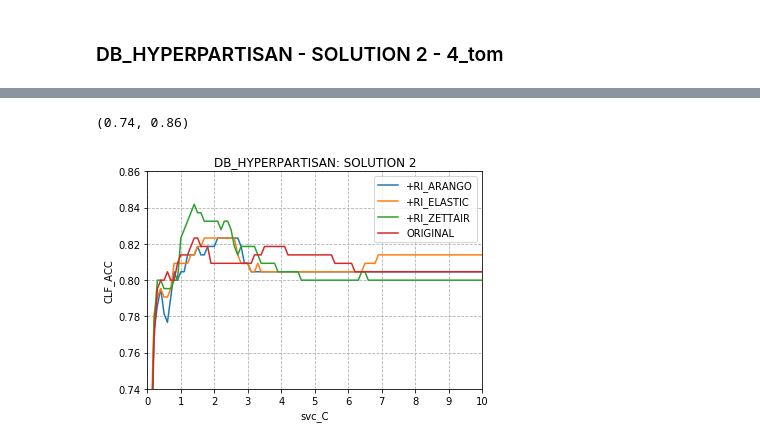
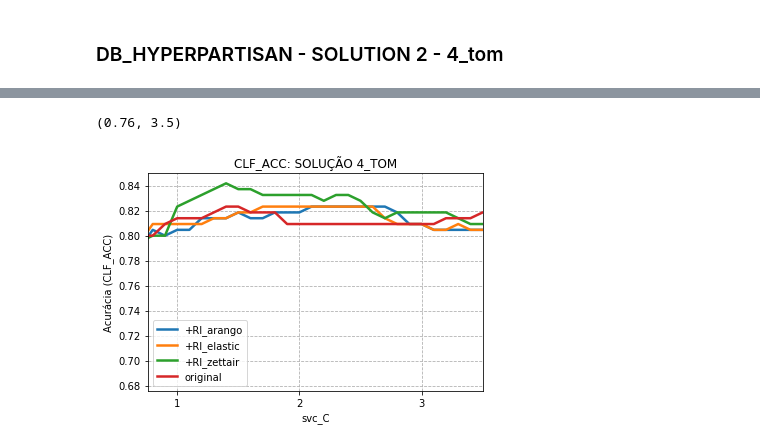
Before and after one commit to ruanmed/tcc-ii-ir-features-text-mining, a Jupyter notebook: tool-testing/results.ipynb, the cells around one changed output, grey strips where cells are left out. Cells and saved outputs as stored; diff of their text form; code cells hidden in the pictures.

```diff
--- a/tool-testing/results.ipynb
+++ b/tool-testing/results.ipynb
@@ -141,0 +265,2 @@ cre
+# %%
+fin1['accuracy'].append(fin1['f1'])
@@ -217,0 +760,12 @@ ax[0].set_ylim(0.6, 0.8)
+# %%
+ax = cre.set_index('svc_C').groupby('exp_id').accuracy.plot(legend=True, lw=2.5)
+plt.ylabel('Acurácia (CLF_ACC)')
+plt.title('CLF_ACC: SOLUÇÃO 4_TOM')
+ax[0].grid(linestyle='--')
+ax[0].set_xticks(np.arange(0, 11, step=1))
+ax[0].set_ylim(0.76, 0.86)
+
+figname = 'clf-acc-4-tom'
+plt.savefig(f'{figfolder}/{figname}.png', bbox_inches='tight', dpi=figdpi)
+# plt.savefig(f'{figfolder}/{figname}.png', bbox_inches='tight', dpi=50)
+plt.savefig(f'{figfolder}/{figname}-big.png', bbox_inches='tight',dpi=100)
@@ -217,0 +803,14 @@ ax[0].set_ylim(0.6, 0.8)
+# %%
+ax = cre.set_index('svc_C').groupby('exp_id').f1_cv_10.plot(legend=True, lw=2.5)
+plt.ylabel('Acurácia (CLF_ACC)')
+plt.title('F1 CV 10: SOLUÇÃO 4_TOM')
+ax[0].grid(linestyle='--')
+ax[0].set_xticks(np.arange(0, 11, step=1))
+# ax[0].set_ylim(0.76, 0.86)
+
+ax[0].set_xlim(0.76, 3.5)
+# ax[0].set_xlim(0.76, 2.5)
+
+# figname = 'clf-acc-4-tom'
+# plt.savefig(f'{figfolder}/{figname}.png', bbox_inches='tight')
+# plt.savefig(f'{figfolder}/{figname}-big.png', bbox_inches='tight',dpi=100)
@@ -218,10 +820,15 @@ ax[0].set_ylim(0.6, 0.8)
 # %%
-ax = cre.set_index('svc_C').groupby('exp_id').accuracy.plot(legend=True)
-plt.ylabel('CLF_ACC')
-plt.title('DB_HYPERPARTISAN: SOLUTION 2')
+ax = cre.set_index('svc_C').groupby('exp_id').accuracy.plot(legend=True, lw=2.5)
+plt.ylabel('Acurácia (CLF_ACC)')
+plt.title('CLF_ACC: SOLUÇÃO 4_TOM')
 ax[0].grid(linestyle='--')
 ax[0].set_xticks(np.arange(0, 11, step=1))
-ax[0].set_ylim(0.74, 0.86)
+# ax[0].set_ylim(0.76, 0.86)
+ax[0].set_xlim(0.76, 3.5)
+
+# figname = 'clf-acc-4-tom'
+# plt.savefig(f'{figfolder}/{figname}.png', bbox_inches='tight')
+# plt.savefig(f'{figfolder}/{figname}-big.png', bbox_inches='tight',dpi=100)
 # %% [output]
-(0.74, 0.86)
+(0.76, 3.5)
-[figure, old version]
+[figure, new version]
```
Also changed, not shown: parts of 48 cells of this notebook, 6 other files.
